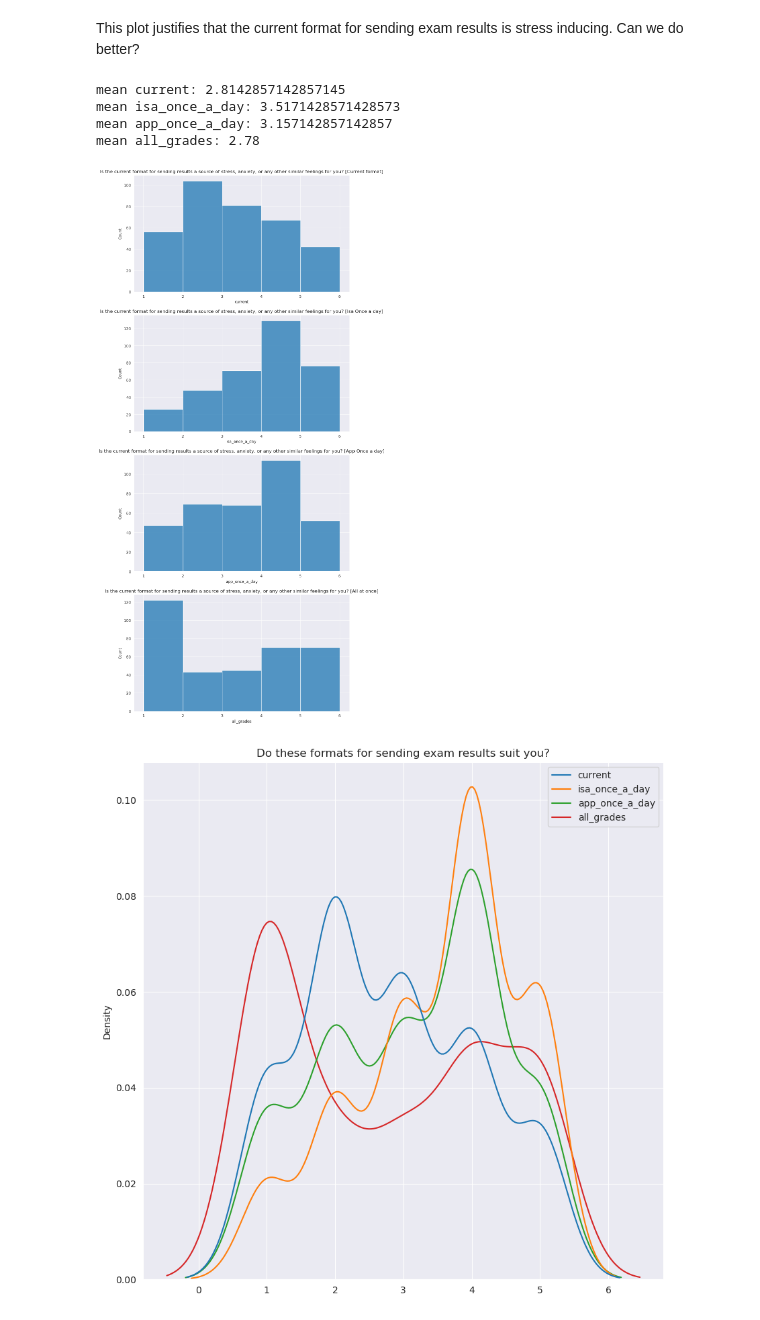
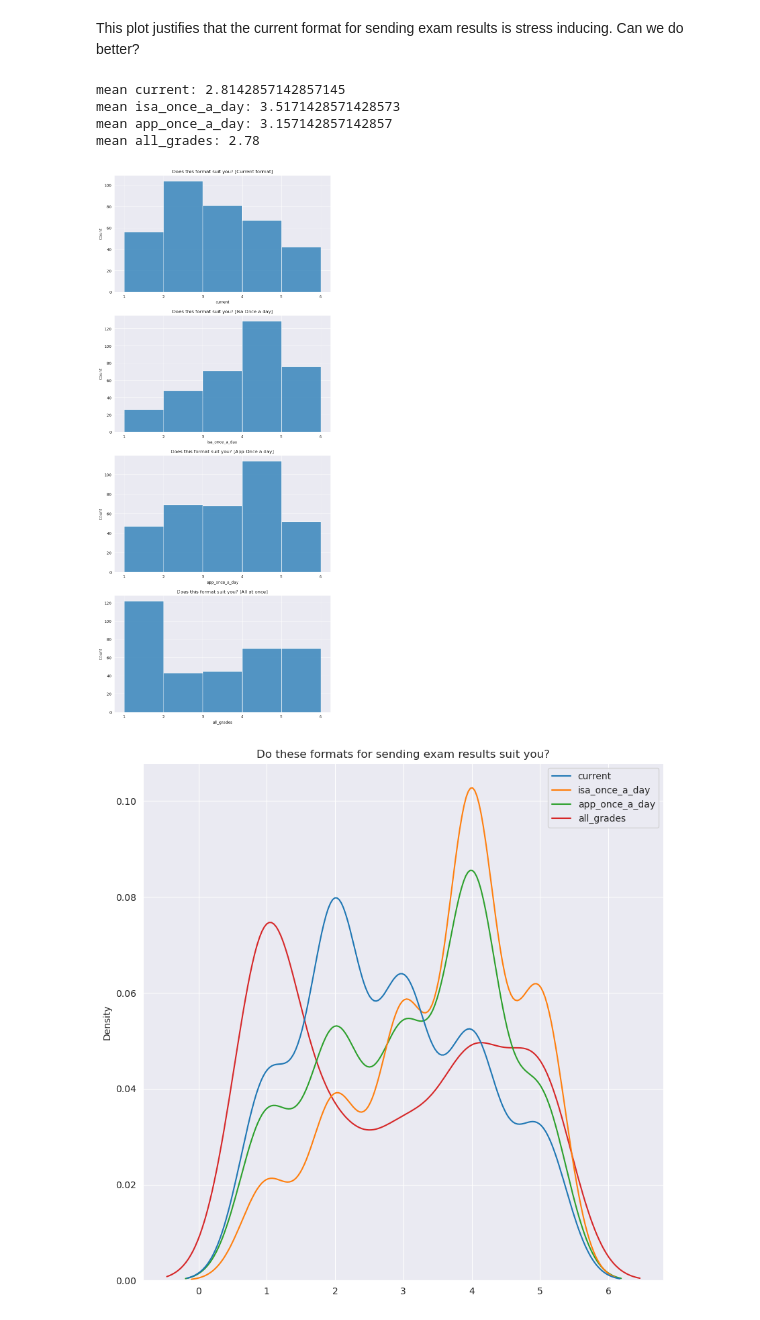
Before and after one commit to Dicedead/EPFL_grades_format, a Jupyter notebook: grades_analysis.ipynb, the cells around one changed output. Cells and saved outputs as stored; diff of their text form; code cells hidden in the pictures.

Commit message:
added summary + more plots

```diff
--- a/grades_analysis.ipynb
+++ b/grades_analysis.ipynb
@@ -67,29 +73,29 @@ This plot justifies that the current format for sending exam results is stress i
 # %%
 fig, axs = plt.subplots(nrows=4, ncols=1, figsize=(10, 25))
 axs = axs.flatten()
 
 with open("stats/means_format.txt", "w") as f:
     f.truncate(0)
 
 def histplot_formats(col, title_append, ax):
-    sns.histplot(df[col], bins=[1,2,3,4,5,6], ax=axs[ax]).set_title(f"Is the current format for sending results a source of stress, anxiety, or any other similar feelings for you? [{title_append}]")
+    sns.histplot(df[col], bins=[1,2,3,4,5,6], ax=axs[ax]).set_title(f"Does this format suit you? [{title_append}]")
     with open("stats/means_format.txt", "a") as f:
         res = f"mean {col}: {df[col].mean()}"
         print(res)
         print(res, file=f)
 
 histplot_formats("current", "Current format", 0)
 histplot_formats("isa_once_a_day", "Isa Once a day", 1)
 histplot_formats("app_once_a_day", "App Once a day", 2)
 histplot_formats("all_grades", "All at once", 3)
 
 fig.savefig("plots/all_formats_separated.png")
 # %% [output]
 mean current: 2.8142857142857145
 mean isa_once_a_day: 3.5171428571428573
 mean app_once_a_day: 3.157142857142857
 mean all_grades: 2.78
-[figure, old version]
+[figure, new version]
 # %%
 fig, axs = plt.subplots(figsize=(10,10))
 sns.kdeplot(df[["current", "isa_once_a_day", "app_once_a_day", "all_grades"]], legend=True).set_title("Do these formats for sending exam results suit you?")
```
Also changed, not shown: parts of 12 cells of this notebook, 3 other files.
